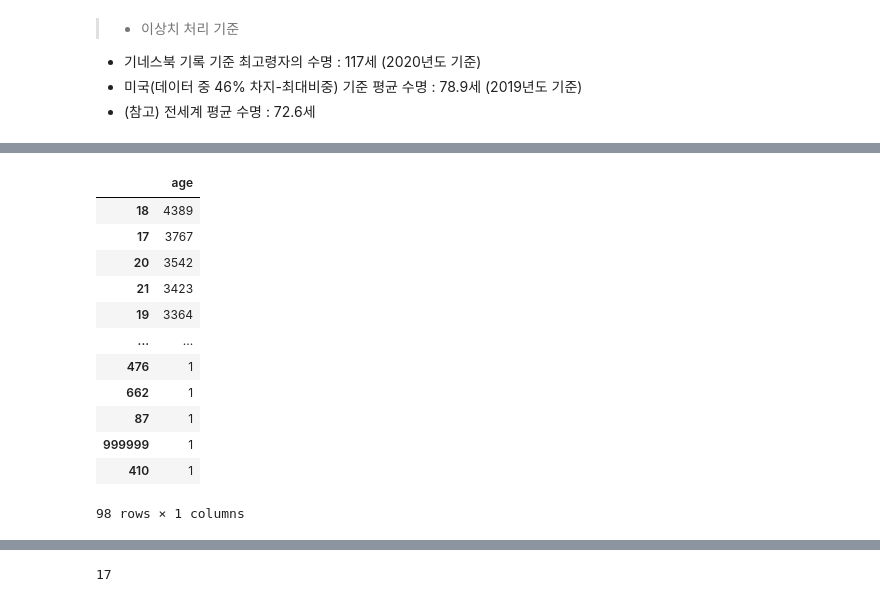
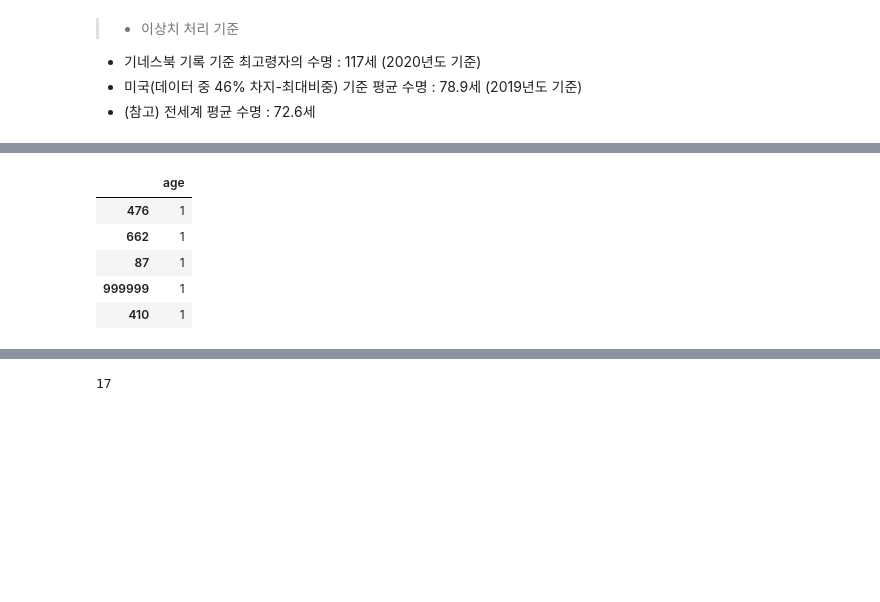
Before and after one commit to dss-14th/ml-repo-3, a Jupyter notebook: data_for_auto_eda_copy.ipynb, the cells around one changed output, grey strips where cells are left out. Drawn from its saved outputs; the diff is of its cells as text; code cells hidden in the pictures; blank space fills up the shorter version.

```diff
--- a/data_for_auto_eda_copy.ipynb
+++ b/data_for_auto_eda_copy.ipynb
@@ -164,9 +166,9 @@ print(v_score, t_score, m_score)
 # %%
-df["v_score"] = c.loc[:,v_score].sum(axis=1)
+df["v_score"] = c[v_score].sum(axis=1)
 # %%
-df["t_score"] = c.loc[:,t_score].sum(axis=1)
+df["t_score"] = c[t_score].sum(axis=1)
 # %%
-df["m_score"] = c.loc[:,m_score].sum(axis=1)
+df["m_score"] = c[m_score].sum(axis=1)
 # %%
 df["score"]
 # %% [output]
@@ -296,7 +308,7 @@ sec_col
  'Q19E_anrocksa_ok',
  'Q20E_money_good']
 # %%
-df.loc[:, sec_col] = df.loc[:, sec_col].apply(lambda x: round(x*0.001))
+df[sec_col] = df[sec_col].apply(lambda x: round(x*0.001))
 # %%
 df
 # %% [output]
@@ -463,17 +512,10 @@ df['age'].plot(kind='box')
 # %%
 df_age = pd.DataFrame(df['age'].value_counts())
-df_age
+df_age.tail()
 # %% [output]
 |  | age |
-| 18 | 4389 |
-| 17 | 3767 |
-| 20 | 3542 |
-| 21 | 3423 |
-| 19 | 3364 |
-| ... | ... |
 | 476 | 1 |
 | 662 | 1 |
 | 87 | 1 |
 | 999999 | 1 |
 | 410 | 1 |
-98 rows × 1 columns
```
Also changed, not shown: parts of 37 cells of this notebook, 1 other file.
